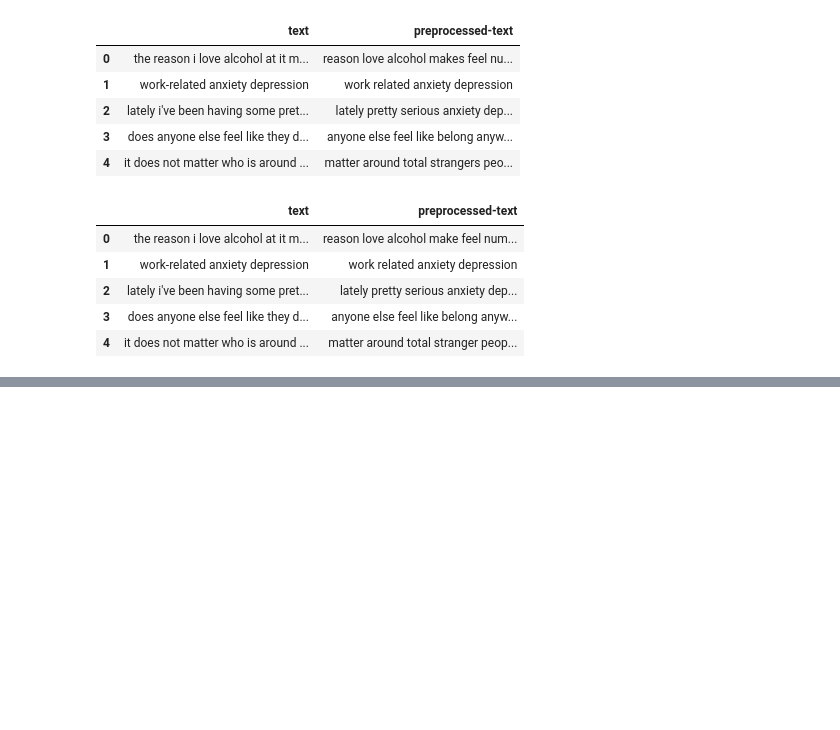
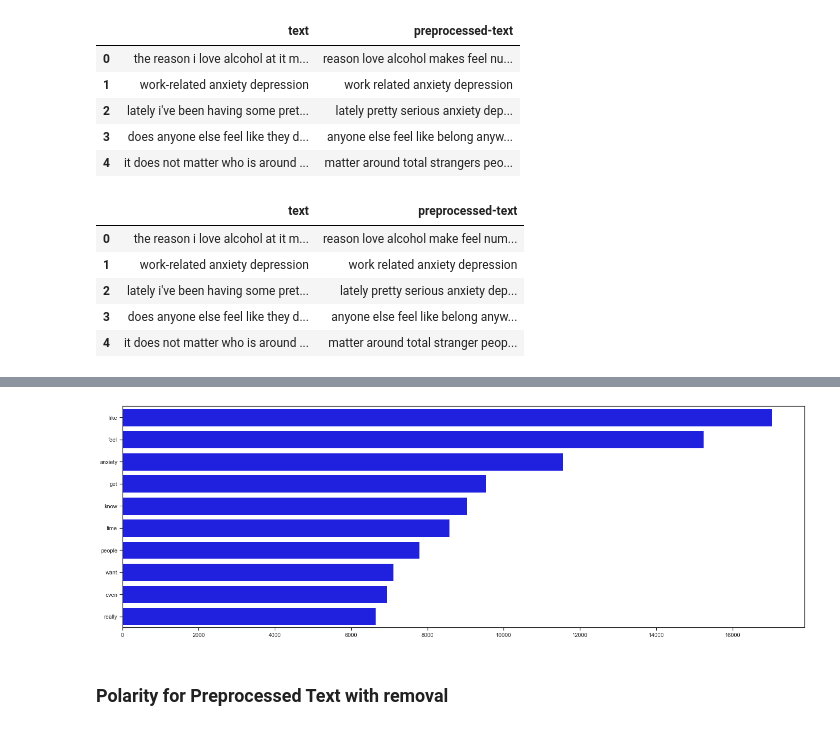
Before and after one commit to WillisYangg/FYP_Sentic_API, a Jupyter notebook: Data Cleaning/reddit_data_cleaning.ipynb, the cells around one changed output, grey strips where cells are left out. Drawn from its saved outputs; the diff is of its cells as text; code cells hidden in the pictures; blank space fills up the shorter version.

Commit message:
Add: sentiment text analysis for the data

```diff
--- a/Data Cleaning/reddit_data_cleaning.ipynb
+++ b/Data Cleaning/reddit_data_cleaning.ipynb
@@ -136,20 +142,20 @@ New Data: (29587, 1)
 # convert short forms to full terms e.g. can't --> cannot
 
 def contraction(s):
-    # s = re.sub(r"doesn't", "does not", s)
-    # s = re.sub(r"don't", "do not", s)
-    # s = re.sub(r"didn't", "did not", s)
+    s = re.sub(r"doesn't", "does not", s)
+    s = re.sub(r"don't", "do not", s)
+    s = re.sub(r"didn't", "did not", s)
     s = re.sub(r"won't", "will not", s)
-    # s = re.sub(r"wouldn't", "would not", s)
-    # s = re.sub(r"haven't", "have not", s)
-    # s = re.sub(r"hasn't", "has not", s)
-    # s = re.sub(r"hadn't", "had not", s)
+    s = re.sub(r"wouldn't", "would not", s)
+    s = re.sub(r"haven't", "have not", s)
+    s = re.sub(r"hasn't", "has not", s)
+    s = re.sub(r"hadn't", "had not", s)
     s = re.sub(r"shan't", "shall not", s)
-    # s = re.sub(r"can't", "cannot", s)
+    s = re.sub(r"can't", "cannot", s)
     s = re.sub(r"\'re", " are", s)
     s = re.sub(r"\'s", " is", s)
     s = re.sub(r"\'ll", " will", s)
-    s = re.sub(r"n't", " not", s)
+    # s = re.sub(r"n't", " not", s)
     s = re.sub(r"\'ve", " have", s)
     s = re.sub(r"\'m", " am", s)
 
@@ -231,0 +240,14 @@ df.head()
+# %%
+# find the frequency of each word in preprocessed-text column
+
+from nltk.probability import FreqDist
+
+all_words = ' '.join([word for word in df['preprocessed-text']])
+all_words_tokens = word_tokenize(all_words)
+frequency = FreqDist(all_words_tokens)
+frequency_dict = dict(frequency)
+
+freq_df = pd.DataFrame(list(frequency_dict.items()), columns=['word', 'frequency'])
+freq_df = freq_df.sort_values(by='frequency', ascending=False).reset_index(drop=True)
+
+freq_df.head()
@@ -231,0 +289,16 @@ df.head()
+# %%
+# plot common words in the frequency list
+
+top_words = frequency.most_common(10)
+top_words_df = pd.Series(dict(top_words))
+
+plt.figure(figsize = (24,8))
+
+sns.set_theme(style="ticks")
+sns.barplot(y=top_words_df.index, x=top_words_df.values, color='blue')
+
+plt.show()
+# %% [output]
+[figure, added]
+# %% [markdown]
+### Polarity for Preprocessed Text with removal
```
Also changed, not shown: parts of 23 cells of this notebook.
